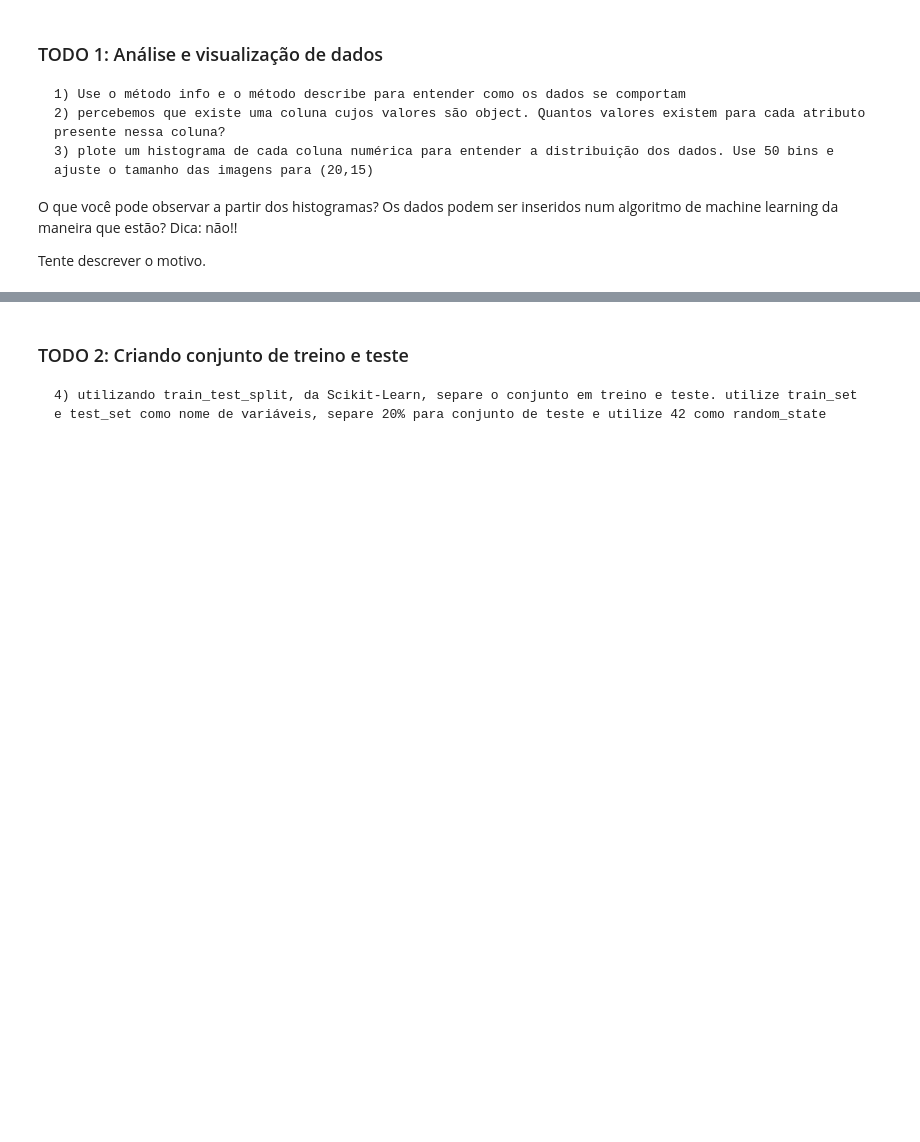
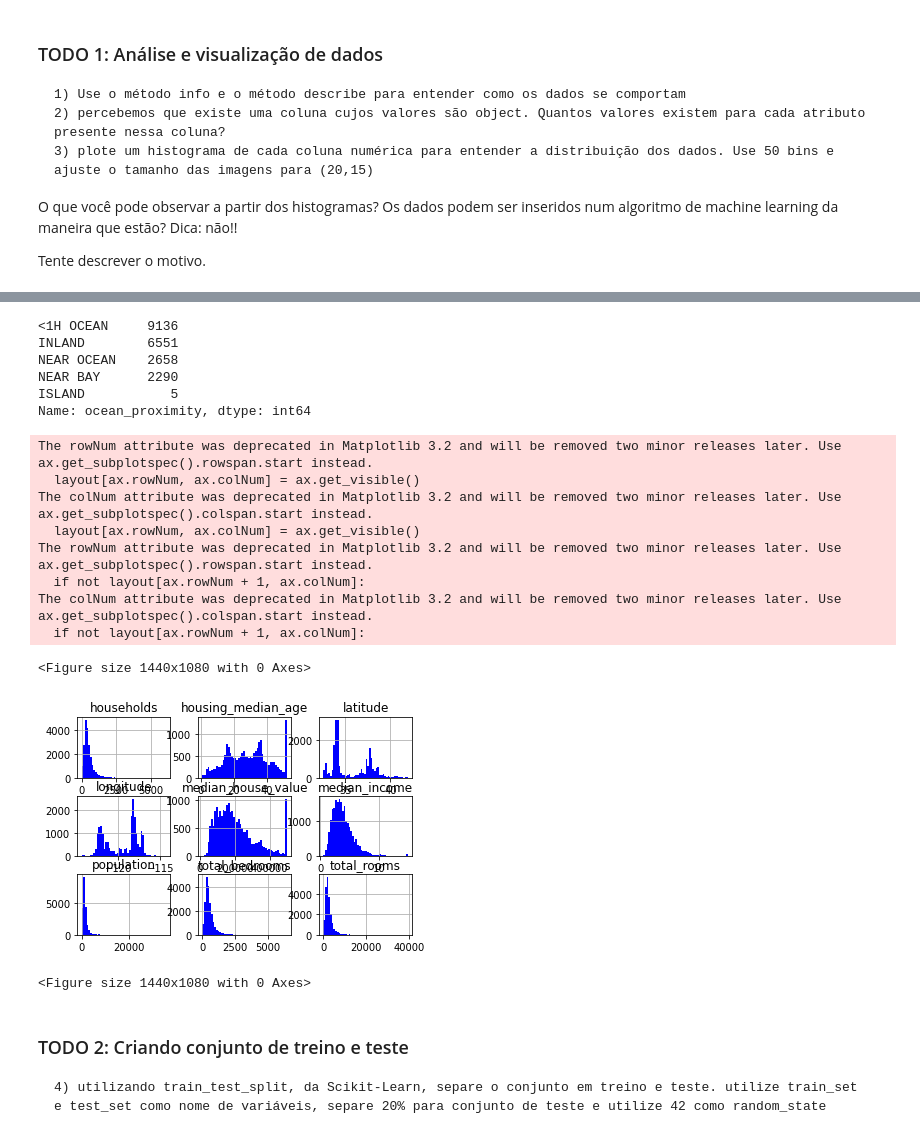
Before and after one commit to douglassesi/trabalho_final_python, a Jupyter notebook: Trabalho_EDA_Python.ipynb, the cells around one changed output, grey strips where cells are left out. Cells and saved outputs as stored; diff of their text form; code cells hidden in the pictures; blank space fills up the shorter version.

```diff
--- a/Trabalho_EDA_Python.ipynb
+++ b/Trabalho_EDA_Python.ipynb
@@ -28,7 +37,7 @@ from sklearn.preprocessing import OrdinalEncoder
 from sklearn.linear_model import LinearRegression
 # %%
 # leitura dos dados
-housing = pd.read_csv('bases/housing.csv')
+housing = pd.read_csv('/content/drive/My Drive/Datasets/housing.csv')
 housing.head()
 # %% [output]
 |  | longitude | latitude | housing_median_age | total_rooms | total_bedrooms | population | households | ... |
@@ -52,2 +89,11 @@ Tente descrever o motivo.
 # %%
 # resposta 2
+
+housing['ocean_proximity'].value_counts()
+# %% [output]
+<1H OCEAN     9136
+INLAND        6551
+NEAR OCEAN    2658
+NEAR BAY      2290
+ISLAND           5
+Name: ocean_proximity, dtype: int64
@@ -56,3 +100,20 @@ Tente descrever o motivo.
+# %%
+# resposta 3
+
+housing.hist(bins=50, color='blue')
+plt.figure(figsize=(20,15))
+# %% [output]
+The rowNum attribute was deprecated in Matplotlib 3.2 and will be removed two minor releases later. Use ax.get_subplotspec().rowspan.start instead.
+  layout[ax.rowNum, ax.colNum] = ax.get_visible()
+The colNum attribute was deprecated in Matplotlib 3.2 and will be removed two minor releases later. Use ax.get_subplotspec().colspan.start instead.
+  layout[ax.rowNum, ax.colNum] = ax.get_visible()
+The rowNum attribute was deprecated in Matplotlib 3.2 and will be removed two minor releases later. Use ax.get_subplotspec().rowspan.start instead.
+  if not layout[ax.rowNum + 1, ax.colNum]:
+The colNum attribute was deprecated in Matplotlib 3.2 and will be removed two minor releases later. Use ax.get_subplotspec().colspan.start instead.
+  if not layout[ax.rowNum + 1, ax.colNum]:
+<Figure size 1440x1080 with 0 Axes>
+[figure, added]
+<Figure size 1440x1080 with 0 Axes>
 # %% [markdown]
 ### TODO 2: Criando conjunto de treino e teste
     4) utilizando train_test_split, da Scikit-Learn, separe o conjunto em treino e teste. utilize train_set e test_set como nome de variáveis, separe 20% para conjunto de teste e utilize 42 como random_state
```
Also changed, not shown: parts of 14 cells of this notebook.
